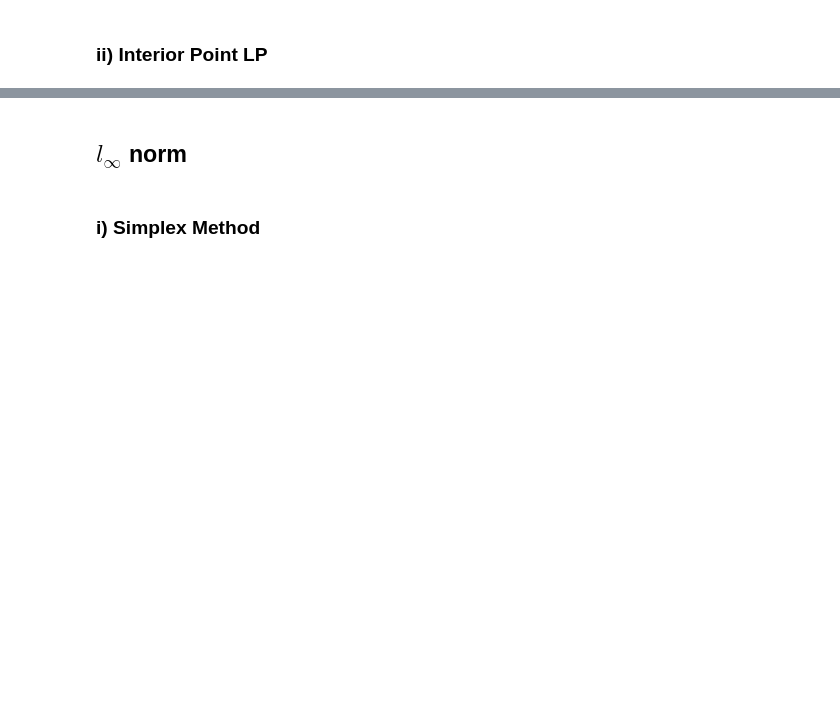
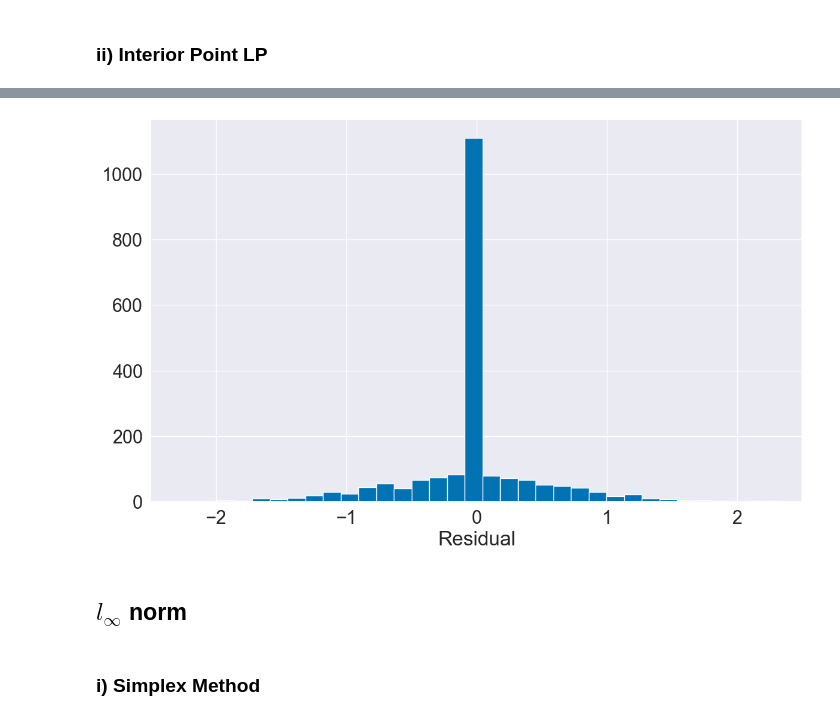
Before and after one commit to ofs416/Practical_Optimisation, a Jupyter notebook: Courseworkd_1/Exercise_1.ipynb, the cells around one changed output, grey strips where cells are left out. Drawn from its saved outputs; the diff is of its cells as text; code cells hidden in the pictures; blank space fills up the shorter version.

```diff
--- a/Courseworkd_1/Exercise_1.ipynb
+++ b/Courseworkd_1/Exercise_1.ipynb
@@ -201,3 +191,12 @@ print(l1_ipm_times)
+# %%
+plt.hist(l1_ipm_residuals[-1], bins=40)
+plt.xlabel('Residual')
+plt.xlim(-2.5,2.5)
+plt.savefig('Figures/l1residual.png', format="png", dpi=800, bbox_inches="tight")
+plt.show()
+plt.close()
+# %% [output]
+[figure, added]
 # %% [markdown]
 ## $l_\infty$ norm
 # %% [markdown]
```
Also changed, not shown: parts of 10 cells of this notebook, 6 other files.
